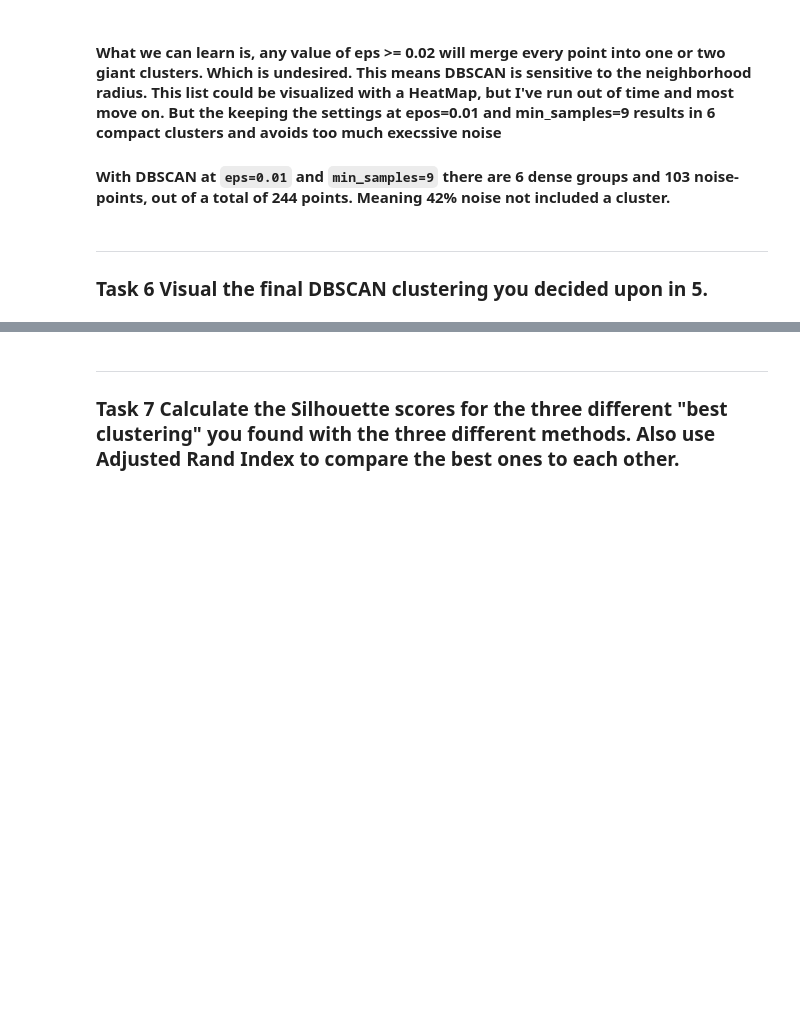
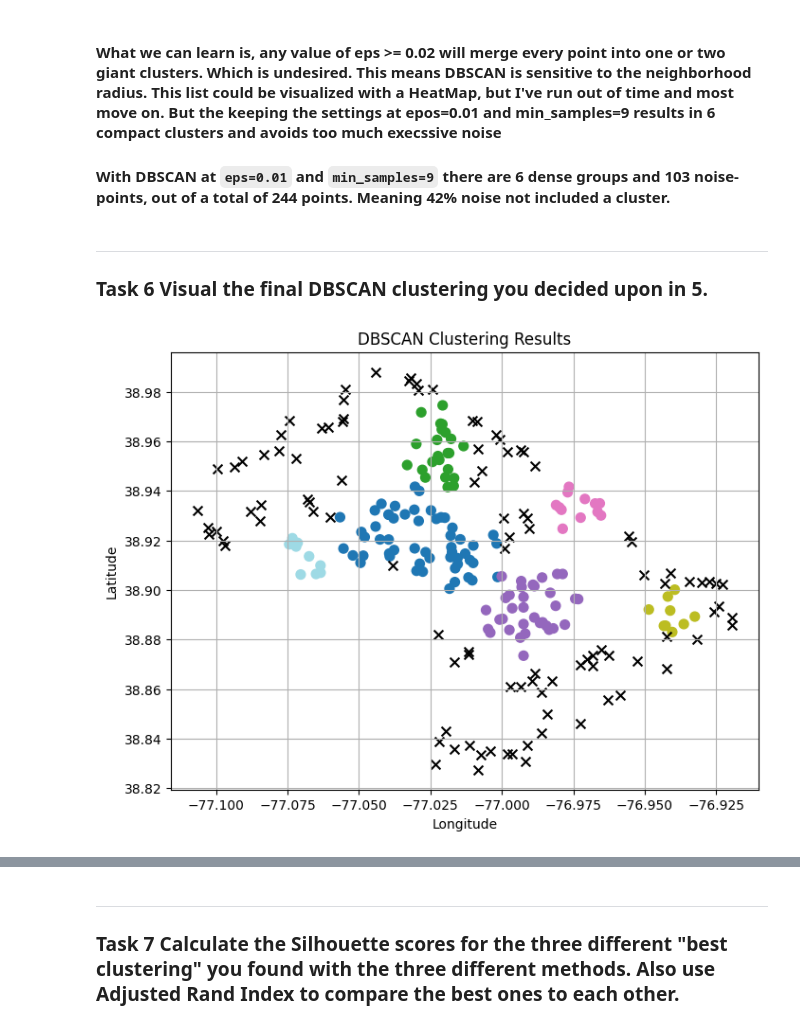
Before and after one commit to Sebastianrix/Data-Things, a Jupyter notebook: 8) Clustering/Exercises in Clustering.ipynb, the cells around one changed output, grey strips where cells are left out. Drawn from its saved outputs; the diff is of its cells as text; code cells hidden in the pictures; blank space fills up the shorter version.

```diff
--- a/8) Clustering/Exercises in Clustering.ipynb
+++ b/8) Clustering/Exercises in Clustering.ipynb
@@ -289,3 +289,26 @@ with eps=0.03 and min_samples=14 number of noise points: 0
 # %% [markdown]
 <hr>
 <h3>Task 6 Visual the final DBSCAN clustering you decided upon in 5.</h3>
+# %%
+eps = 0.01
+min_samples = 9
+
+myDBSCAN = DBSCAN(eps=eps, min_samples=min_samples)
+labels = myDBSCAN.fit_predict(unscaled_data)
+df['DBSCANCluster'] = labels
+
+noise = labels == -1
+
+plt.figure(figsize=(8, 6))
+
+plt.scatter(df.loc[~noise, 'longitude'], df.loc[~noise, 'latitude'], c=df.loc[~noise, 'DBSCANCluster'], cmap='tab20', s=50)
+
+plt.scatter(df[noise]['longitude'], df[noise]['latitude'],marker='x', c='black', s=50, label='Noise')
+
+plt.title('DBSCAN Clustering Results')
+plt.xlabel('Longitude')
+plt.ylabel('Latitude')
+plt.grid(True)
+plt.show()
+# %% [output]
+[figure, added]
```
Also changed, not shown: parts of 1 cell of this notebook.
